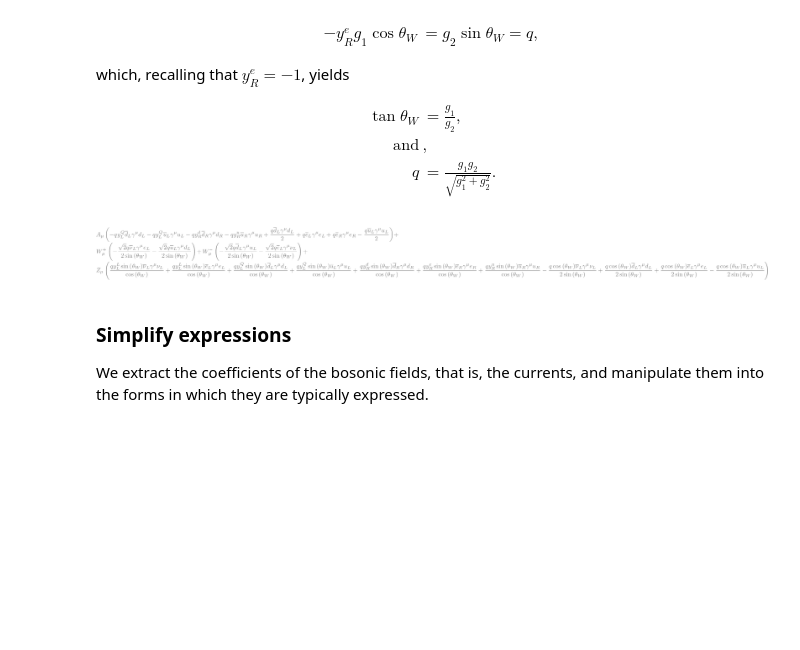
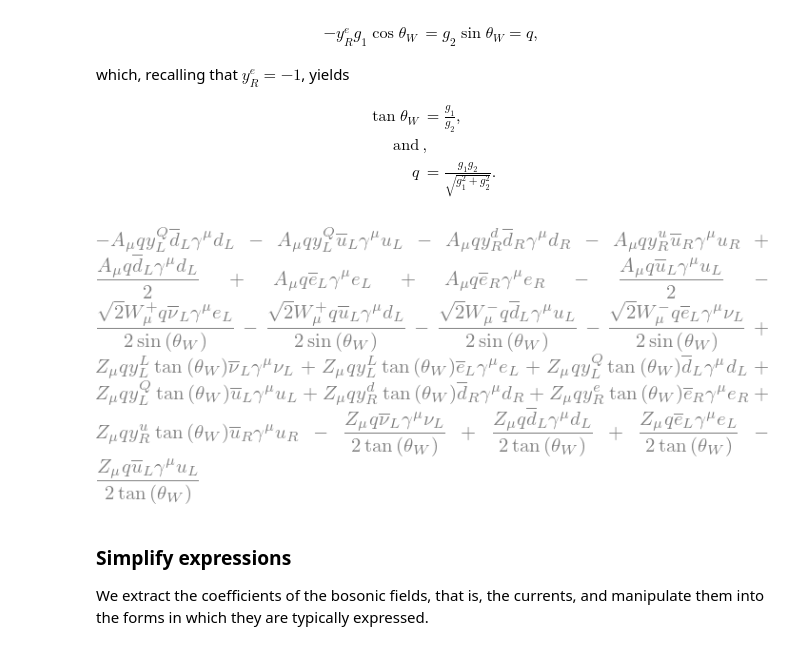
Before and after one commit to hbprosper/GSW, a Jupyter notebook: GlashowSalamWeinberg.ipynb, the cells around one changed output. Drawn from its saved outputs; the diff is of its cells as text; code cells hidden in the pictures; blank space fills up the shorter version.

```diff
--- a/GlashowSalamWeinberg.ipynb
+++ b/GlashowSalamWeinberg.ipynb
@@ -350,6 +347,6 @@ BW
 a = l + r
 a = a.subs(B,  BW[0])
 a = a.subs(W3, BW[1])
-a = a.expand().collect(A).collect(Z).collect(Wplus).collect(Wminus)
+a = a.expand()
 a
 # %% [output]
@@ -383,10 +380,11 @@ which, recalling that $y^e_R = -1$, yields
 # %%
 a = a.subs({-YeR*g1*sm.cos(thetaW): q, g2*sm.sin(thetaW): q })
 a = a.subs({g1*sm.cos(thetaW): q})
 a = a.subs({g1 : q / sm.cos(thetaW), g2: q / sm.sin(thetaW)})
+a = a.trigsimp().expand()
 a
 # %% [output]
-[figure, old version]
+[figure, new version]
 # %% [markdown]
 ### Simplify expressions
 We extract the coefficients of the bosonic fields, that is, the currents, and manipulate them into the forms in which they are typically expressed.
```
Also changed, not shown: parts of 7 cells of this notebook.
